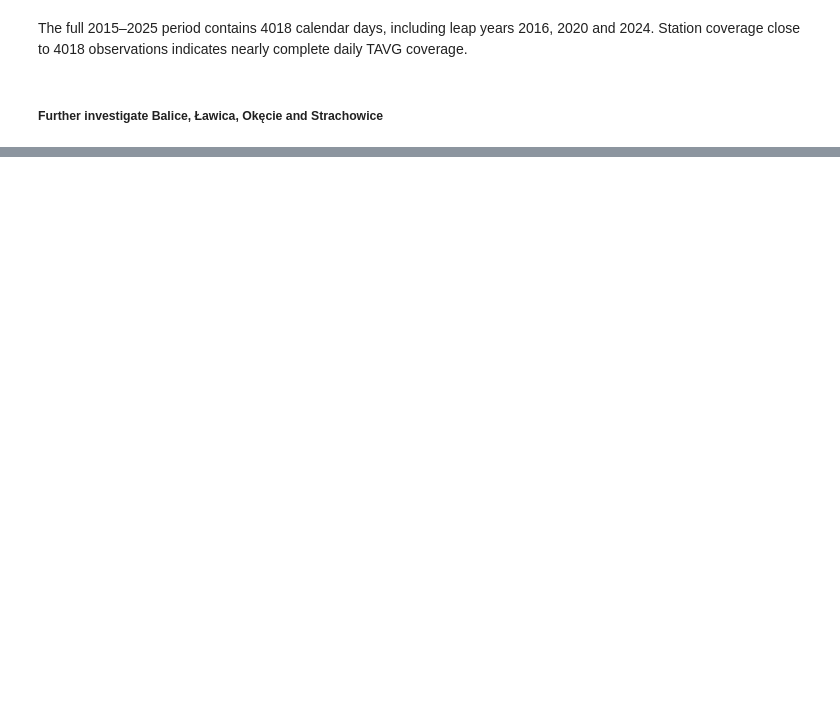
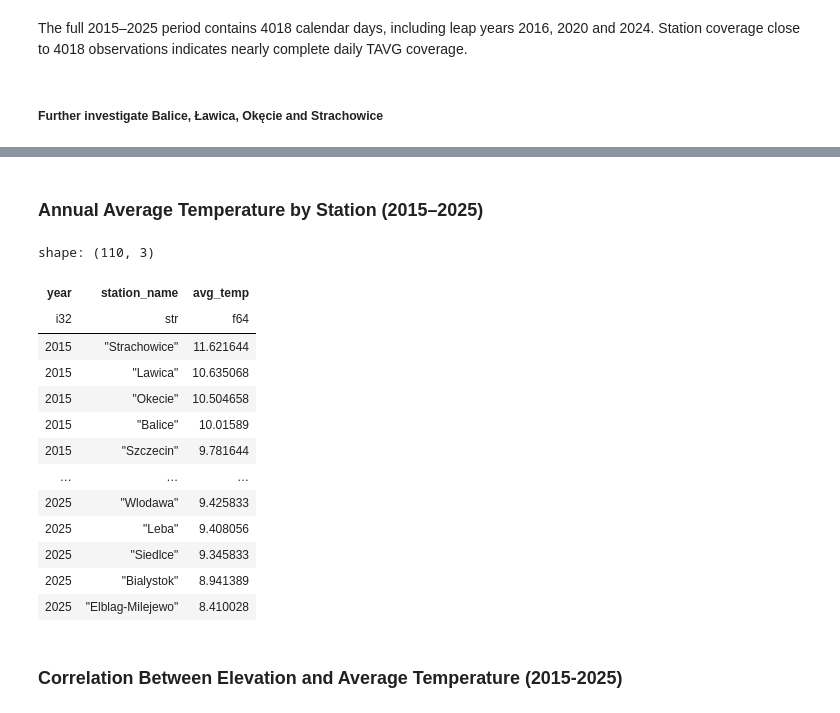
Before and after one commit to nerwuuus/data-toolkit, a Jupyter notebook: weather_data_processing/01_scripts/9_polars_analysis.ipynb, the cells around one changed output, grey strips where cells are left out. Drawn from its saved outputs; the diff is of its cells as text; code cells hidden in the pictures; blank space fills up the shorter version.

```diff
--- a/weather_data_processing/01_scripts/9_polars_analysis.ipynb
+++ b/weather_data_processing/01_scripts/9_polars_analysis.ipynb
@@ -325,0 +376,29 @@ shape: (4, 4)
+# %% [markdown]
+### Annual Average Temperature by Station (2015–2025)
+# %%
+# Group by year and station_name
+station_avg_temp = df.group_by(['year', 'station_name']).agg(
+    pl.col('value').mean().alias('avg_temp')
+    ).sort(
+        ['year', 'avg_temp'],
+        descending=[False, True]
+    )
+
+station_avg_temp
+# %% [output]
+shape: (110, 3)
+| year | station_name | avg_temp |
+| i32 | str | f64 |
+| 2015 | "Strachowice" | 11.621644 |
+| 2015 | "Lawica" | 10.635068 |
+| 2015 | "Okecie" | 10.504658 |
+| 2015 | "Balice" | 10.01589 |
+| 2015 | "Szczecin" | 9.781644 |
+| … | … | … |
+| 2025 | "Wlodawa" | 9.425833 |
+| 2025 | "Leba" | 9.408056 |
+| 2025 | "Siedlce" | 9.345833 |
+| 2025 | "Bialystok" | 8.941389 |
+| 2025 | "Elblag-Milejewo" | 8.410028 |
+# %% [markdown]
+### Correlation Between Elevation and Average Temperature (2015-2025)
```
Also changed, not shown: parts of 13 cells of this notebook, 1 other file.
